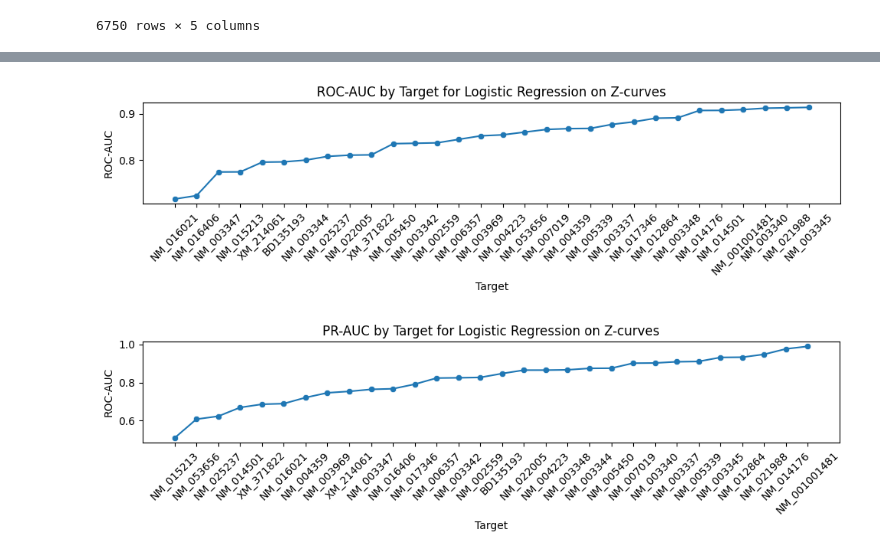
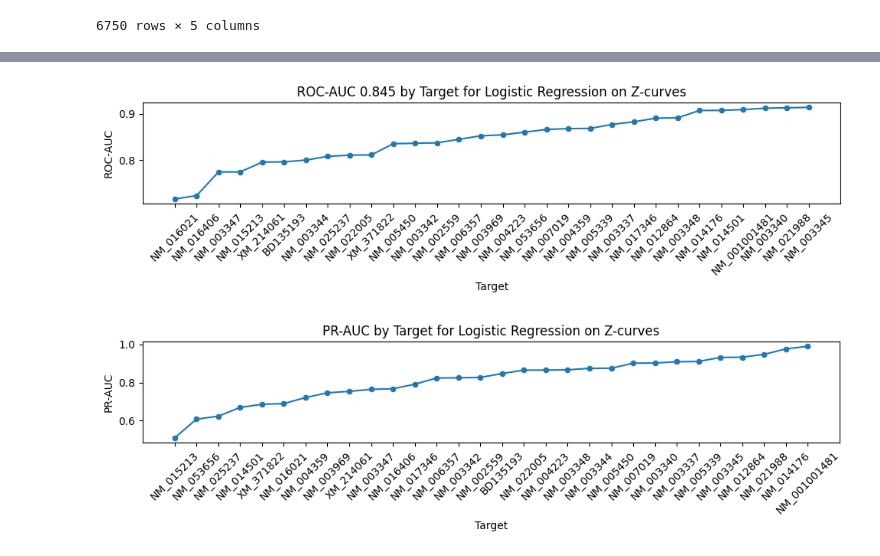
Before and after one commit to apkrfi/unMod-siRNA-Pred, a Jupyter notebook: Check_Performance.ipynb, the cells around one changed output, grey strips where cells are left out. Saved outputs shown, nothing was run; the diff lists cells and outputs as text; code cells hidden in the pictures.

```diff
--- a/Check_Performance.ipynb
+++ b/Check_Performance.ipynb
@@ -13,7 +13,7 @@ from statsmodels.formula.api import mixedlm
 # Main Model
 # %%
 rows=[]
-
+outpath='outfolder/'
 for filename in os.listdir(outpath):
     if filename.endswith(".json"):  # process only JSON files
         filepath = os.path.join(outpath, filename)
@@ -118,24 +118,24 @@ plt.savefig('PR-AUC.png',dpi=300)
 # %%
 filtered_df = df[(df['model'] == 'LGR') &
                  (df['representation'] == 'zcurve') &
                  (df['metric'] == 'roc_auc')]
 
 # Sort by value ascending
 filtered_df = filtered_df.sort_values(by='value')
-
+mean_roc=np.round(np.mean(filtered_df['value']),3)
 # Scatter line plot
 plt.figure(figsize=(10,3))
 sns.scatterplot(data=filtered_df, x='name', y='value')
 sns.lineplot(data=filtered_df, x='name', y='value', sort=False)
 
 plt.xticks(rotation=45)
 plt.xlabel('Target')
 plt.ylabel('ROC-AUC')
-plt.title('ROC-AUC by Target for Logistic Regression on Z-curves')
+plt.title(f'ROC-AUC {mean_roc} by Target for Logistic Regression on Z-curves')
 plt.tight_layout()
 plt.savefig('LGR_ZCURVE_ROC.png',dpi=300)
 # %% [output]
-[figure, old version]
+[figure, new version]
 # %%
 filtered_df = df[(df['model'] == 'LGR') &
                  (df['representation'] == 'zcurve') &
```
Also changed, not shown: parts of 17 cells of this notebook, 10 other files.
